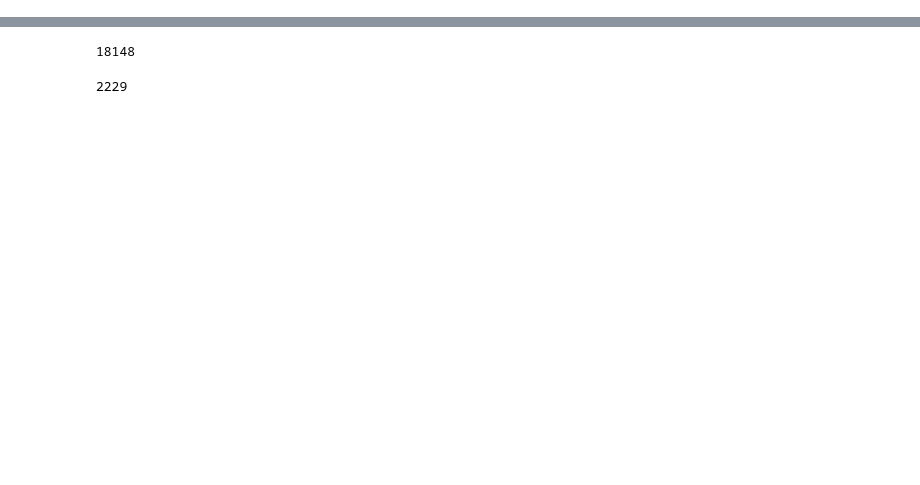
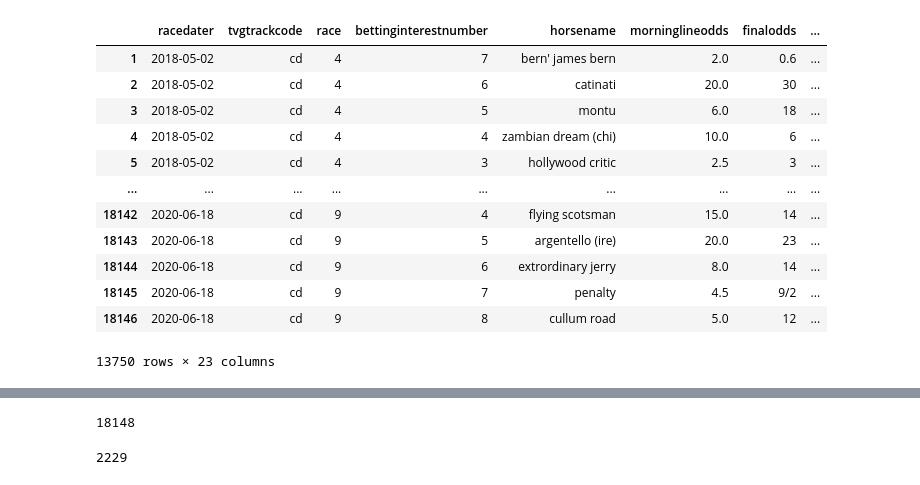
Before and after one commit to AymanSulaiman/stallion-statistics-dashboard, a Jupyter notebook: Machine_Learning_Model_redo/Data_Cleaning.ipynb, the cells around one changed output, grey strips where cells are left out. Saved outputs shown, nothing was run; the diff lists cells and outputs as text; code cells hidden in the pictures; blank space fills up the shorter version.

Commit message:
created new files and afolder for the final data, this data will be going too the S3 bucket

```diff
--- a/Machine_Learning_Model_redo/Data_Cleaning.ipynb
+++ b/Machine_Learning_Model_redo/Data_Cleaning.ipynb
@@ -7,0 +9,29 @@ import os
+# %%
+df = pd.read_csv(os.path.join('3year_cd_data_train.csv'))
+# %%
+def cleaner(df):
+    df = df[df.tvghorseaverageclassrating != 0]
+    df = df[df.tvghorseweight > 100]
+    df['won'] = np.where(df['winpayout']>0,1,0)
+    df = df[df.scratched == 0]
+    df = df[df.currentodds != 'SC']
+    df.drop_duplicates(keep='first', inplace=False)
+    return df
+# %%
+df_cleaned = cleaner(df)
+# %%
+df_cleaned
+# %% [output]
+|  | racedater | tvgtrackcode | race | bettinginterestnumber | horsename | morninglineodds | finalodds | ... |
+| 1 | 2018-05-02 | cd | 4 | 7 | bern' james bern | 2.0 | 0.6 | ... |
+| 2 | 2018-05-02 | cd | 4 | 6 | catinati | 20.0 | 30 | ... |
+| 3 | 2018-05-02 | cd | 4 | 5 | montu | 6.0 | 18 | ... |
+| 4 | 2018-05-02 | cd | 4 | 4 | zambian dream (chi) | 10.0 | 6 | ... |
+| 5 | 2018-05-02 | cd | 4 | 3 | hollywood critic | 2.5 | 3 | ... |
+| ... | ... | ... | ... | ... | ... | ... | ... | ... |
+| 18142 | 2020-06-18 | cd | 9 | 4 | flying scotsman | 15.0 | 14 | ... |
+| 18143 | 2020-06-18 | cd | 9 | 5 | argentello (ire) | 20.0 | 23 | ... |
+| 18144 | 2020-06-18 | cd | 9 | 6 | extrordinary jerry | 8.0 | 14 | ... |
+| 18145 | 2020-06-18 | cd | 9 | 7 | penalty | 4.5 | 9/2 | ... |
+| 18146 | 2020-06-18 | cd | 9 | 8 | cullum road | 5.0 | 12 | ... |
+13750 rows × 23 columns
```
Also changed, not shown: parts of 15 cells of this notebook, 16 other files.
